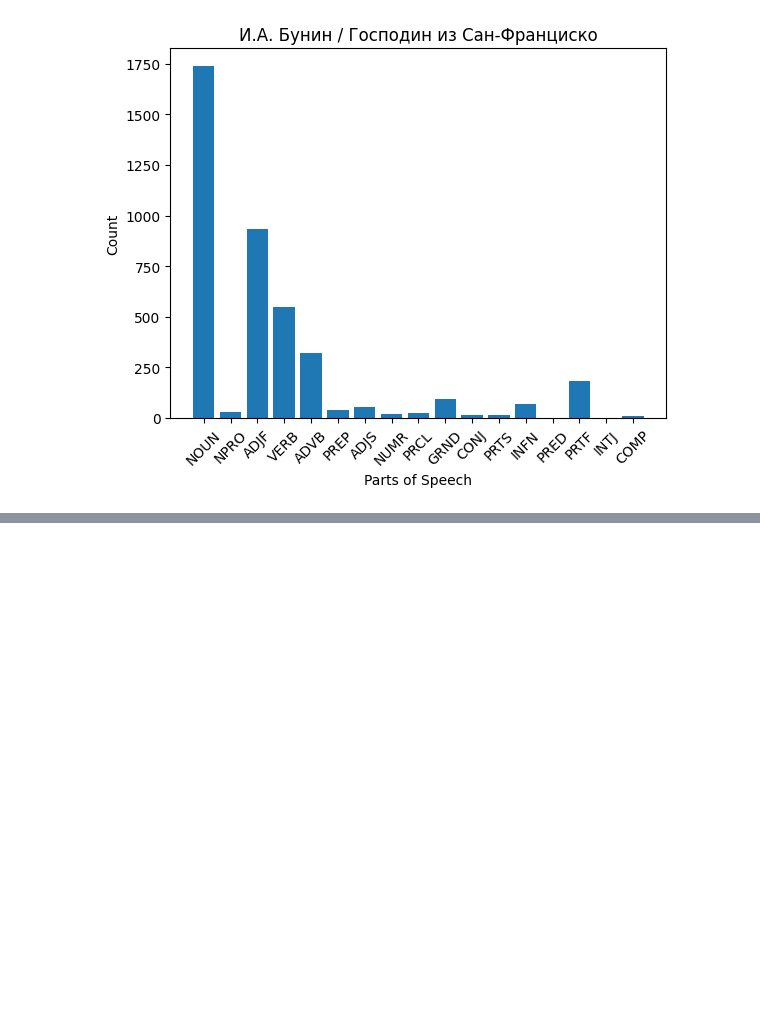
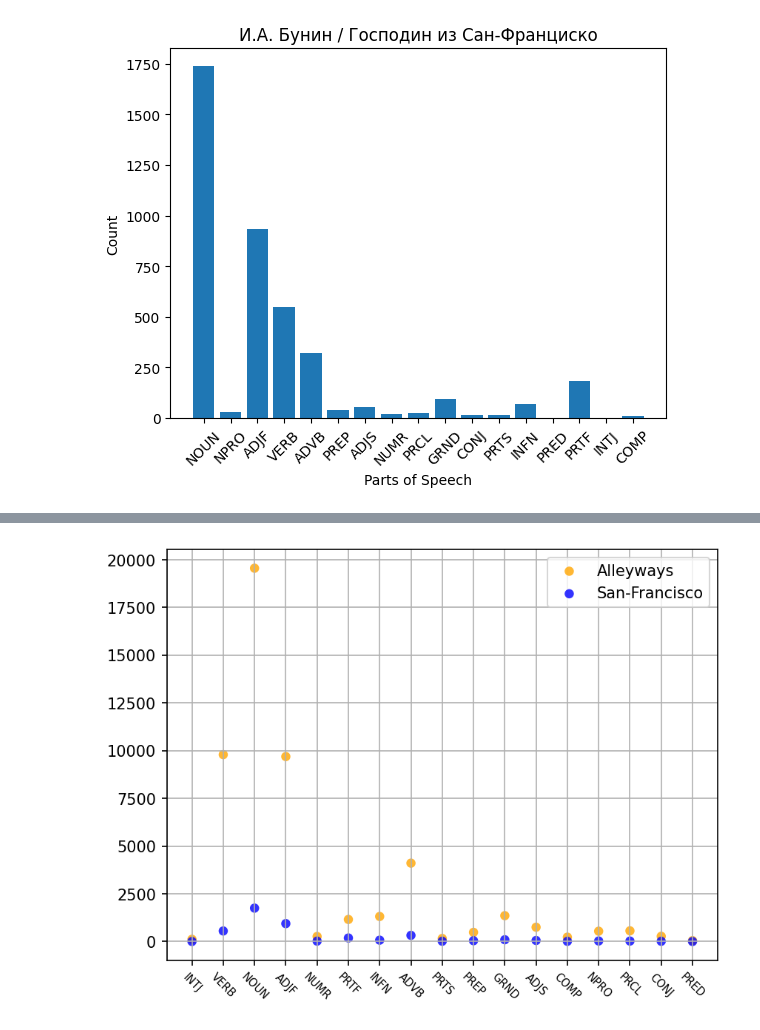
Before and after one commit to danila-zol/Introduction_to_Python_SAS, a Jupyter notebook: Code_Examples/Lecture6/text_analysis_ru.ipynb, the cells around one changed output, grey strips where cells are left out. Drawn from its saved outputs; the diff is of its cells as text; code cells hidden in the pictures; blank space fills up the shorter version.

```diff
--- a/Code_Examples/Lecture6/text_analysis_ru.ipynb
+++ b/Code_Examples/Lecture6/text_analysis_ru.ipynb
@@ -240,0 +322,22 @@ ax.tick_params(axis='x', labelrotation=45)
+# %%
+fig, ax = plt.subplots()
+fig.dpi = 150
+colors = ["orange", "blue"]
+
+    # enumerate returns an iterator of tuples [(index, value), ...]
+for i, (title, text) in enumerate(books.items()):
+    ax.scatter(
+        pos_counter(text).keys(),
+        pos_counter(text).values(),
+        c=colors[i],
+        alpha=0.8,
+        label=title,
+        edgecolors="none",
+    )
+
+ax.legend()
+ax.grid(True)
+
+ax.tick_params(axis='x', labelrotation=-45, labelsize=7)
+# %% [output]
+[figure, added]
```
Also changed, not shown: parts of 7 cells of this notebook, 4 other files.
